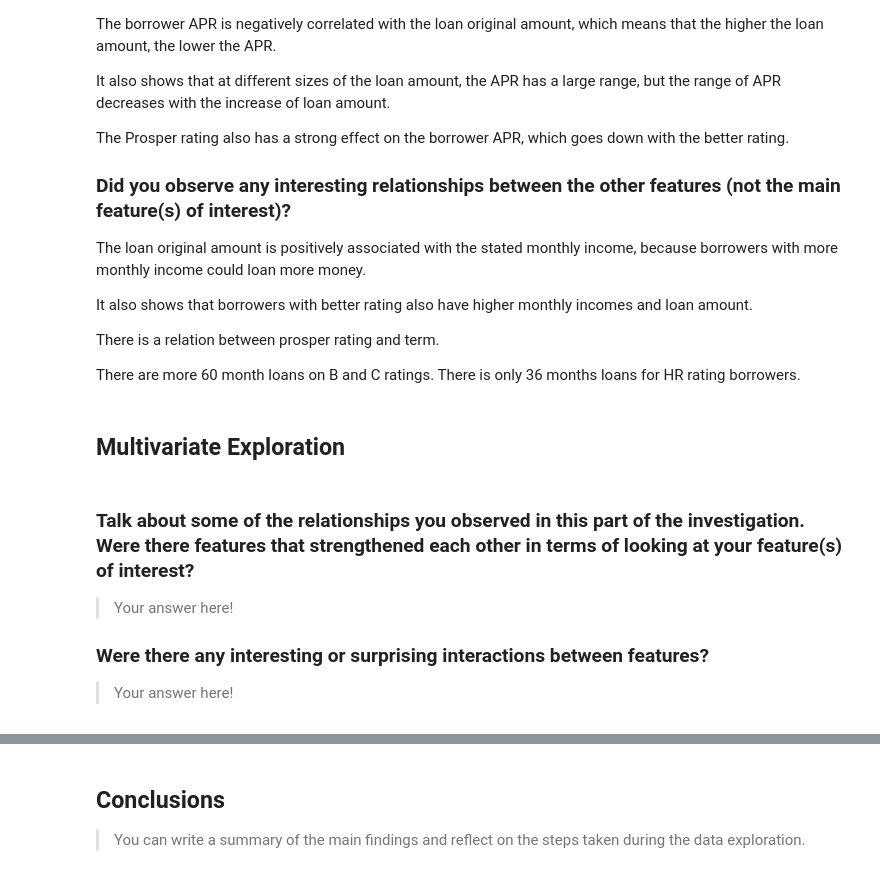
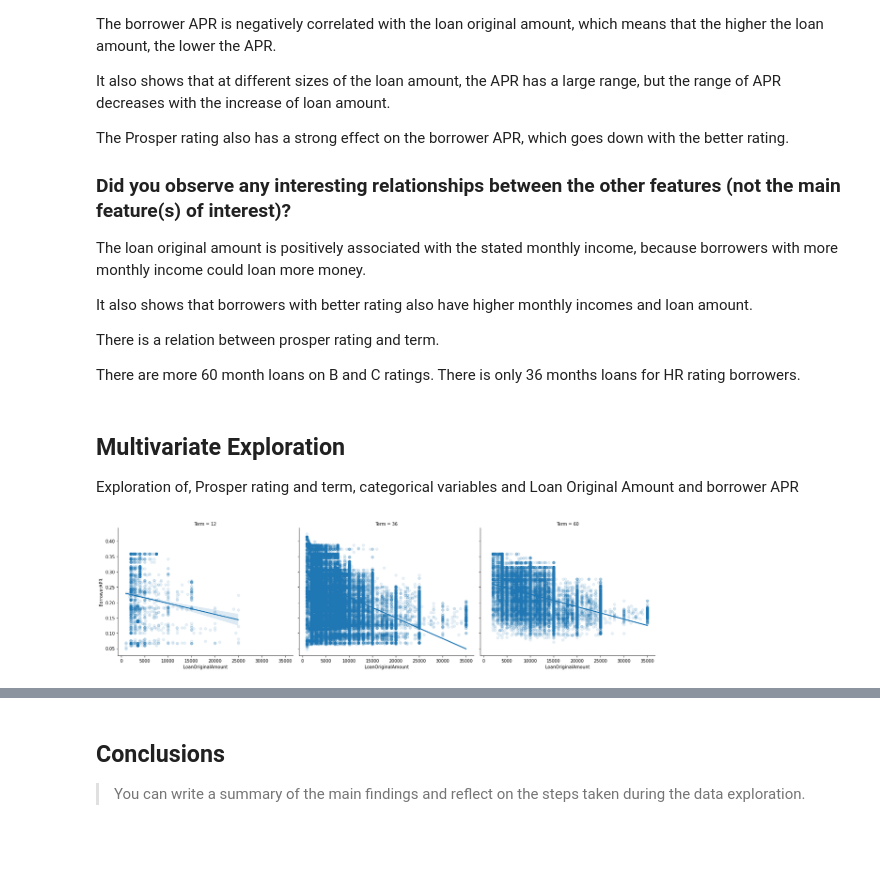
Before and after one commit to andisiambuku/Loans-Analysis-Project, a Jupyter notebook: Part_I_exploration_template.ipynb, the cells around one changed output, grey strips where cells are left out. Cells and saved outputs as stored; diff of their text form; code cells hidden in the pictures; blank space fills up the shorter version.

```diff
--- a/Part_I_exploration_template.ipynb
+++ b/Part_I_exploration_template.ipynb
@@ -451,13 +451,13 @@ It also shows that borrowers with better rating also have higher monthly incomes
 There is a relation between prosper rating and term.
 
 There are more 60 month loans on B and C ratings. There is only 36 months loans for HR rating borrowers.
-# %% [markdown]
-## Multivariate Exploration
-# %% [markdown]
-### Talk about some of the relationships you observed in this part of the investigation. Were there features that strengthened each other in terms of looking at your feature(s) of interest?
-
-> Your answer here!
-
-### Were there any interesting or surprising interactions between features?
-
-> Your answer here!
+# %% [markdown]
+## Multivariate Exploration
+Exploration of, Prosper rating and term, categorical variables and Loan Original Amount and borrower APR
+# %%
+# The effect of term on relationship between APR and loan amount
+g=sb.FacetGrid(data= df_proloans, aspect=1.2, height=5, col='Term', col_wrap=4)
+g.map(sb.regplot, 'LoanOriginalAmount', 'BorrowerAPR', x_jitter=0.04, scatter_kws={'alpha':0.1});
+g.add_legend();
+# %% [output]
+[figure, added]
```
Also changed, not shown: parts of 9 cells of this notebook, 2 other files.
